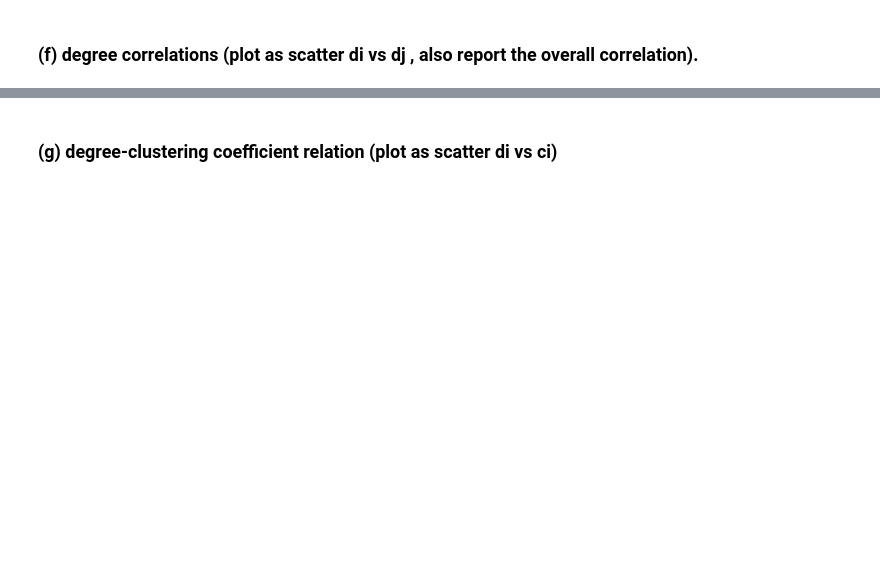
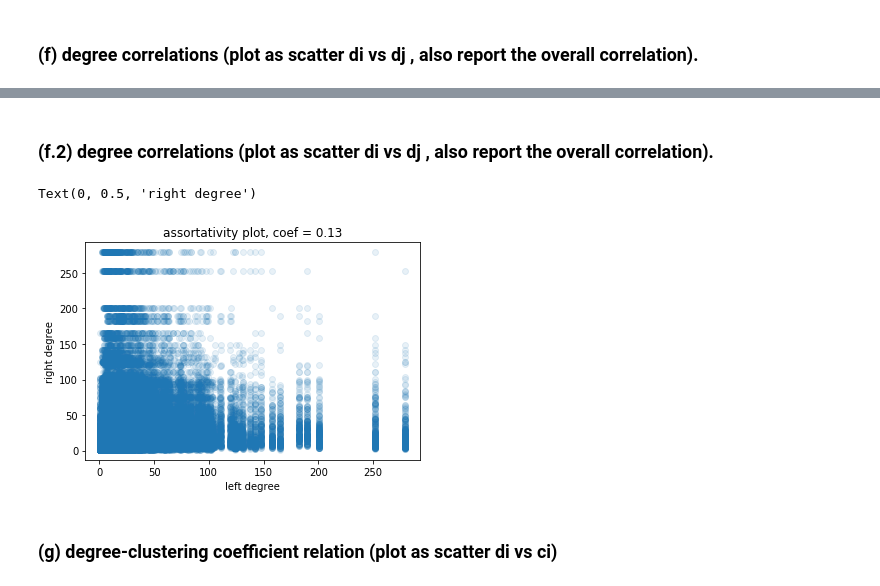
Before and after one commit to JunhaoWang/netsci, a Jupyter notebook: hw1.ipynb, the cells around one changed output, grey strips where cells are left out. Saved outputs shown, nothing was run; the diff lists cells and outputs as text; code cells hidden in the pictures; blank space fills up the shorter version.

```diff
--- a/hw1.ipynb
+++ b/hw1.ipynb
@@ -258,3 +282,28 @@ Wall time: 180 ms
+# %% [markdown]
+### (f.2) degree correlations (plot as scatter di vs dj , also report the overall correlation).
+# %%
+# %%time
+
+x = []
+y = []
+for ind, i in enumerate(row_nonzero):
+    j = col_nonzero[ind]
+    x.append(degrees[i])
+    y.append(degrees[j])
+x = np.array(x)
+y = np.array(y)
+
+from scipy.stats import pearsonr
+
+asso_coef = pearsonr(x, y)[0]
+
+plt.scatter(x,y,alpha=.1)
+plt.title('assortativity plot, coef = {}'.format(str(round(asso_coef, 2))))
+plt.xlabel('left degree')
+plt.ylabel('right degree')
+# %% [output]
+Text(0, 0.5, 'right degree')
+[figure, added]
 # %% [markdown]
 ### (g) degree-clustering coefficient relation (plot as scatter di vs ci)
 # %%
```
Also changed, not shown: parts of 19 cells of this notebook.
